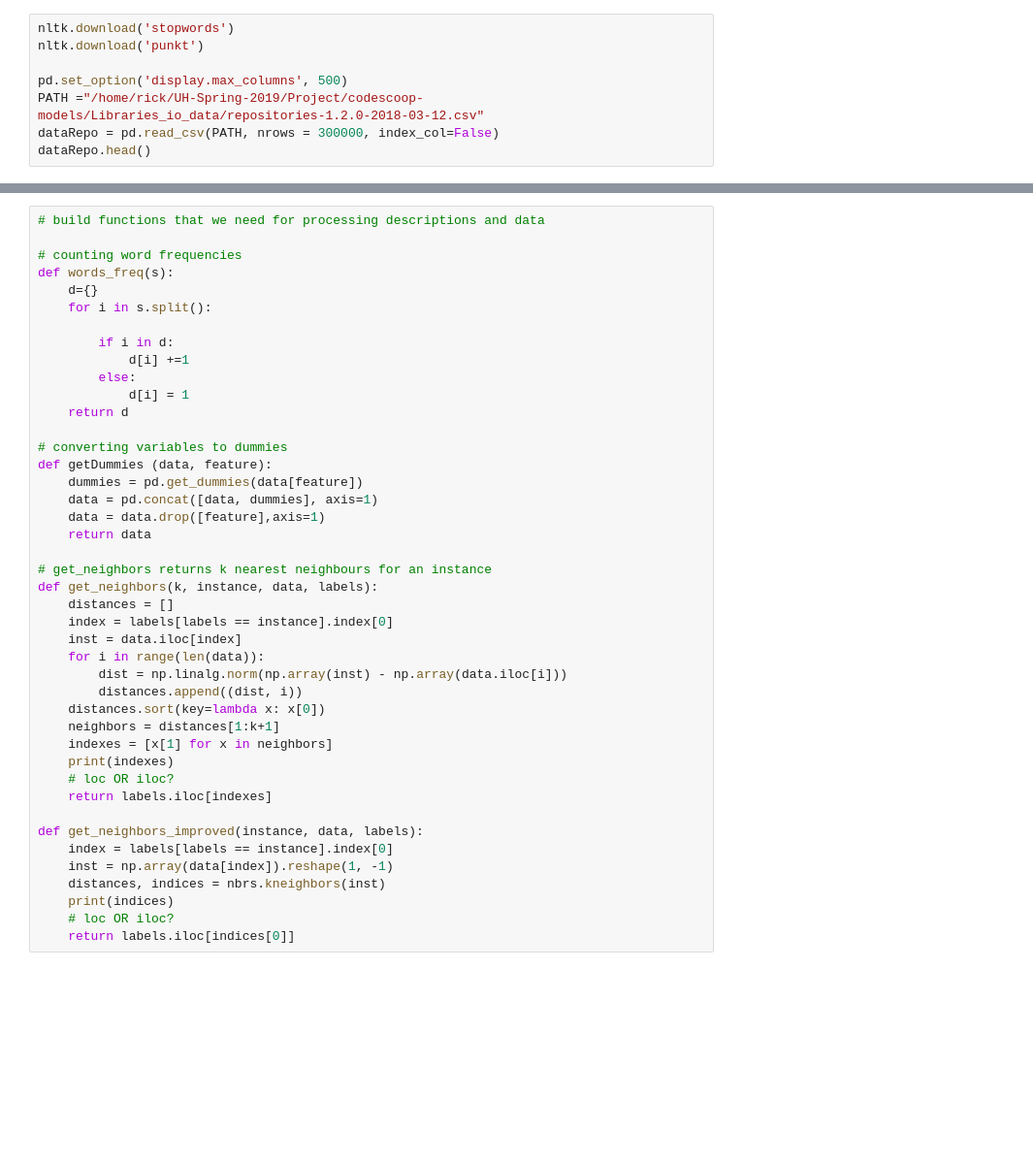
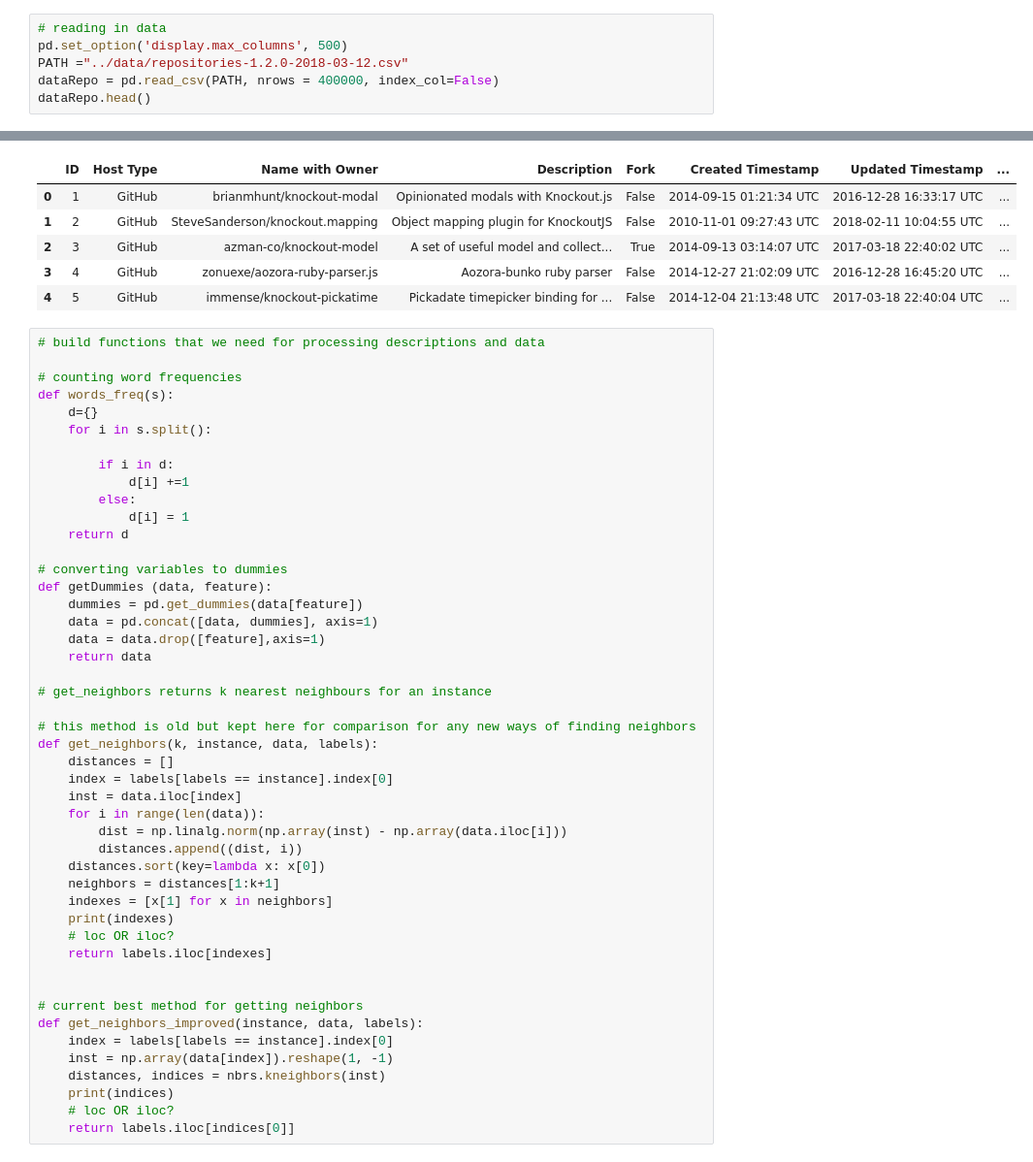
Before and after one commit to datascienceproject2019-codescoop/codescoop-models, a Jupyter notebook: srcModels/find_knn_notebook.ipynb, the cells around one changed output, grey strips where cells are left out. Shown at 97% size. Drawn from its saved outputs; the diff is of its cells as text; blank space fills up the shorter version.

```diff
--- a/srcModels/find_knn_notebook.ipynb
+++ b/srcModels/find_knn_notebook.ipynb
@@ -12,8 +28,7 @@ from nltk.tokenize import word_tokenize
 # %%
-nltk.download('stopwords')
-nltk.download('punkt')
-
+# reading in data
 pd.set_option('display.max_columns', 500)
-PATH ="/home/rick/UH-Spring-2019/Project/codescoop-models/Libraries_io_data/repositories-1.2.0-2018-03-12.csv"
-dataRepo = pd.read_csv(PATH, nrows = 300000, index_col=False)
+PATH ="../data/repositories-1.2.0-2018-03-12.csv"
+dataRepo = pd.read_csv(PATH, nrows = 400000, index_col=False)
 dataRepo.head()
+# %% [output]
@@ -20,3 +39,9 @@ dataRepo.head()
+|  | ID | Host Type | Name with Owner | Description | Fork | Created Timestamp | Updated Timestamp | ... |
+| 0 | 1 | GitHub | brianmhunt/knockout-modal | Opinionated modals with Knockout.js | False | 2014-09-15 01:21:34 UTC | 2016-12-28 16:33:17 UTC | ... |
+| 1 | 2 | GitHub | SteveSanderson/knockout.mapping | Object mapping plugin for KnockoutJS | False | 2010-11-01 09:27:43 UTC | 2018-02-11 10:04:55 UTC | ... |
+| 2 | 3 | GitHub | azman-co/knockout-model | A set of useful model and collect... | True | 2014-09-13 03:14:07 UTC | 2017-03-18 22:40:02 UTC | ... |
+| 3 | 4 | GitHub | zonuexe/aozora-ruby-parser.js | Aozora-bunko ruby parser | False | 2014-12-27 21:02:09 UTC | 2016-12-28 16:45:20 UTC | ... |
+| 4 | 5 | GitHub | immense/knockout-pickatime | Pickadate timepicker binding for ... | False | 2014-12-04 21:13:48 UTC | 2017-03-18 22:40:04 UTC | ... |
 # %%
 # build functions that we need for processing descriptions and data
 
@@ -39,6 +64,8 @@ def getDummies (data, feature):
     return data
 
 # get_neighbors returns k nearest neighbours for an instance
+
+# this method is old but kept here for comparison for any new ways of finding neighbors
 def get_neighbors(k, instance, data, labels):
     distances = []
     index = labels[labels == instance].index[0]
@@ -53,6 +80,8 @@ def get_neighbors(k, instance, data, labels):
     # loc OR iloc?
     return labels.iloc[indexes]
 
+
+# current best method for getting neighbors
 def get_neighbors_improved(instance, data, labels):
     index = labels[labels == instance].index[0]
     inst = np.array(data[index]).reshape(1, -1)
```
Also changed, not shown: parts of 10 cells of this notebook, 1 other file.
